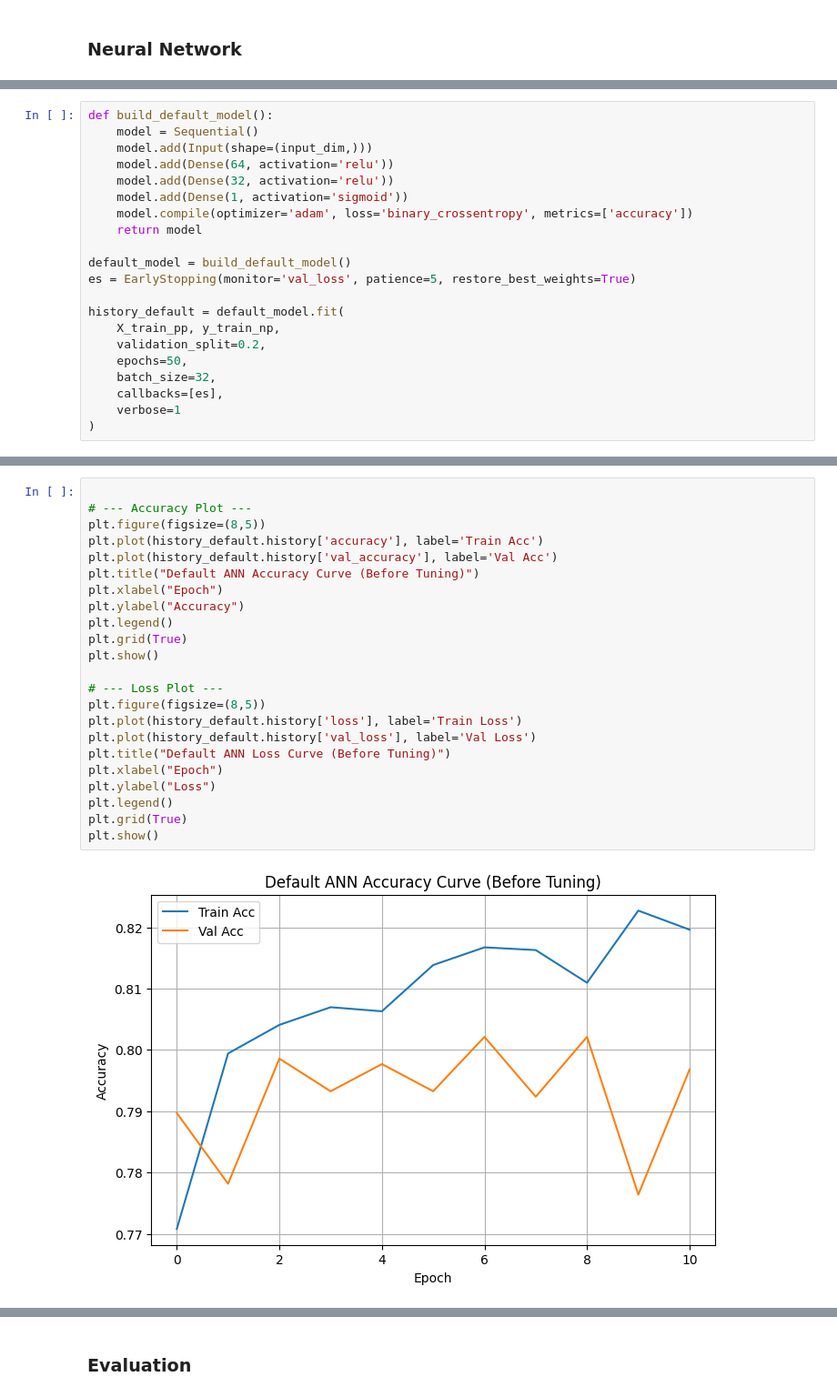
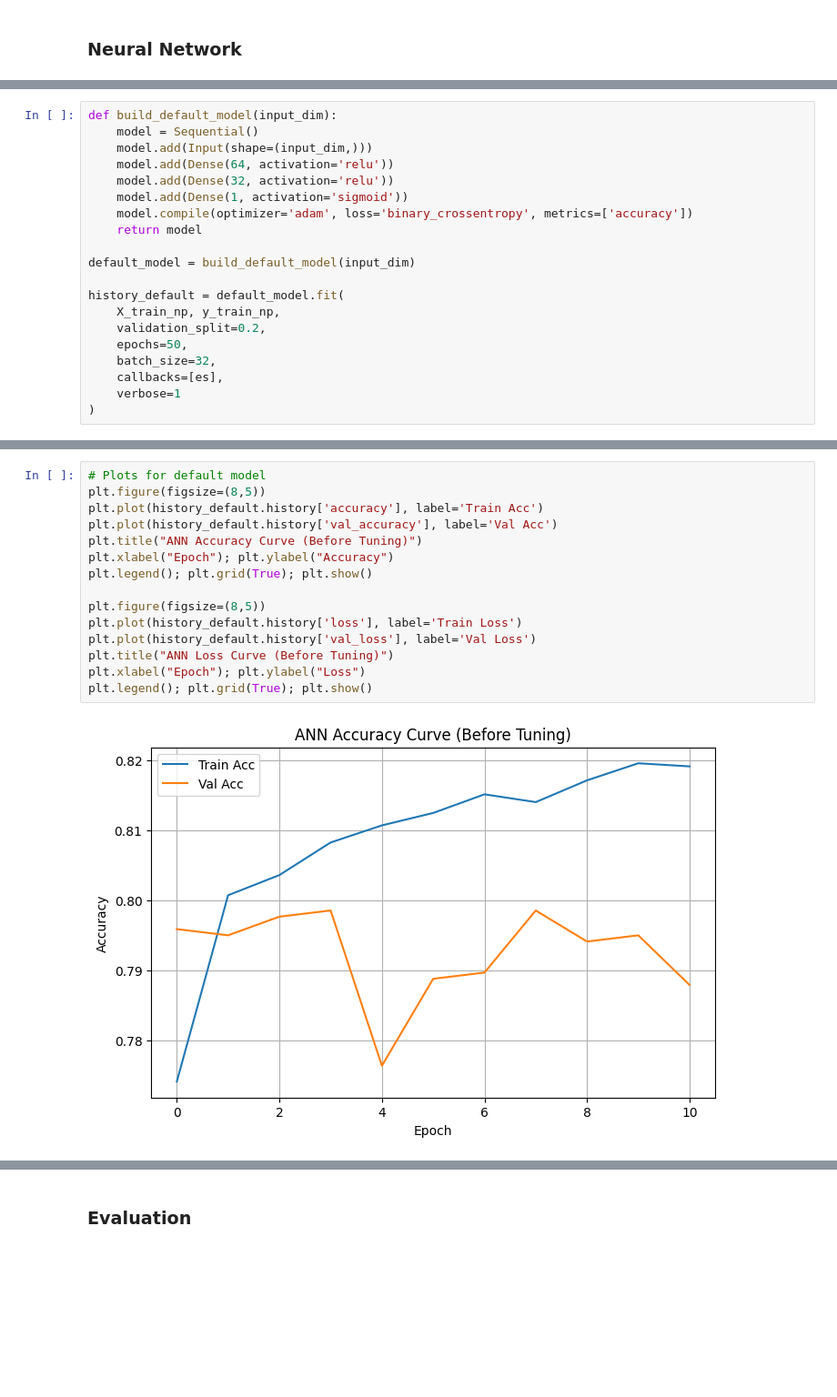
Before and after one commit to meleeshagamage/CourseWork_ML, a Jupyter notebook: ML_CW.ipynb, the cells around one changed output, grey strips where cells are left out. Shown at 91% size. Cells and saved outputs as stored; diff of their text form; blank space fills up the shorter version.

```diff
--- a/ML_CW.ipynb
+++ b/ML_CW.ipynb
@@ -460,5 +480,5 @@ Input dimension for ANN: 30
 # %%
-def build_default_model():
+def build_default_model(input_dim):
     model = Sequential()
     model.add(Input(shape=(input_dim,)))
     model.add(Dense(64, activation='relu'))
@@ -467,11 +487,10 @@ def build_default_model():
     model.compile(optimizer='adam', loss='binary_crossentropy', metrics=['accuracy'])
     return model
 
-default_model = build_default_model()
-es = EarlyStopping(monitor='val_loss', patience=5, restore_best_weights=True)
+default_model = build_default_model(input_dim)
 
 history_default = default_model.fit(
-    X_train_pp, y_train_np,
+    X_train_np, y_train_np,
     validation_split=0.2,
     epochs=50,
     batch_size=32,
@@ -515,25 +548,17 @@ Metrics Before Tuning: {'Accuracy': 0.7991483321504613, 'Precision': 0.64, 'Reca
 # %%
-
-# --- Accuracy Plot ---
+# Plots for default model
 plt.figure(figsize=(8,5))
 plt.plot(history_default.history['accuracy'], label='Train Acc')
 plt.plot(history_default.history['val_accuracy'], label='Val Acc')
-plt.title("Default ANN Accuracy Curve (Before Tuning)")
-plt.xlabel("Epoch")
-plt.ylabel("Accuracy")
-plt.legend()
-plt.grid(True)
-plt.show()
+plt.title("ANN Accuracy Curve (Before Tuning)")
+plt.xlabel("Epoch"); plt.ylabel("Accuracy")
+plt.legend(); plt.grid(True); plt.show()
 
-# --- Loss Plot ---
 plt.figure(figsize=(8,5))
 plt.plot(history_default.history['loss'], label='Train Loss')
 plt.plot(history_default.history['val_loss'], label='Val Loss')
-plt.title("Default ANN Loss Curve (Before Tuning)")
-plt.xlabel("Epoch")
-plt.ylabel("Loss")
-plt.legend()
-plt.grid(True)
-plt.show()
+plt.title("ANN Loss Curve (Before Tuning)")
+plt.xlabel("Epoch"); plt.ylabel("Loss")
+plt.legend(); plt.grid(True); plt.show()
 # %% [output]
-[figure, old version]
+[figure, new version]
```
Also changed, not shown: parts of 18 cells of this notebook.
